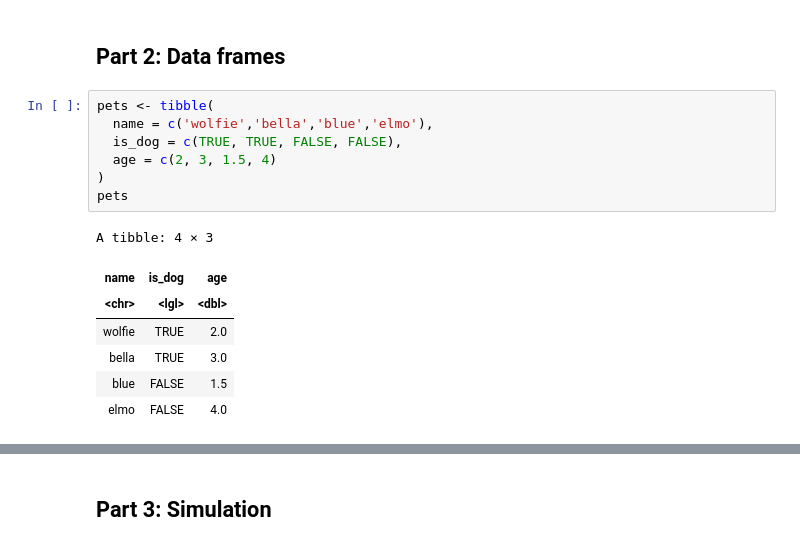
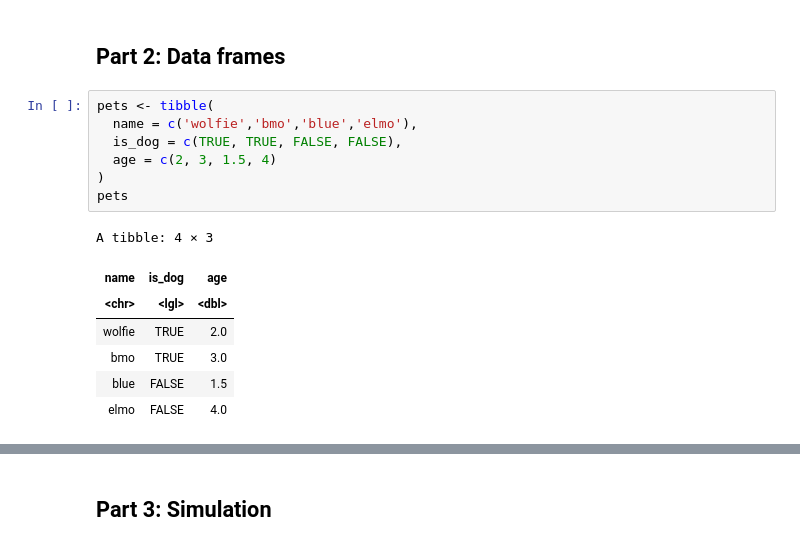
Before and after one commit to 5harad/API201-2022, a Jupyter notebook: lectures/lecture-10-code.ipynb, the cells around one changed output, grey strips where cells are left out. Drawn from its saved outputs; the diff is of its cells as text.

```diff
--- a/lectures/lecture-10-code.ipynb
+++ b/lectures/lecture-10-code.ipynb
@@ -114,16 +119,16 @@ mean(ages >= 25)
 ## Part 2: Data frames
 # %%
 pets <- tibble(
-  name = c('wolfie','bella','blue','elmo'),
+  name = c('wolfie','bmo','blue','elmo'),
   is_dog = c(TRUE, TRUE, FALSE, FALSE),
   age = c(2, 3, 1.5, 4)
 )
 pets
 # %% [output]
 A tibble: 4 × 3
 | name | is_dog | age |
 | <chr> | <lgl> | <dbl> |
 | wolfie | TRUE | 2.0 |
-| bella | TRUE | 3.0 |
+| bmo | TRUE | 3.0 |
 | blue | FALSE | 1.5 |
 | elmo | FALSE | 4.0 |
```
Also changed, not shown: parts of 10 cells of this notebook.
